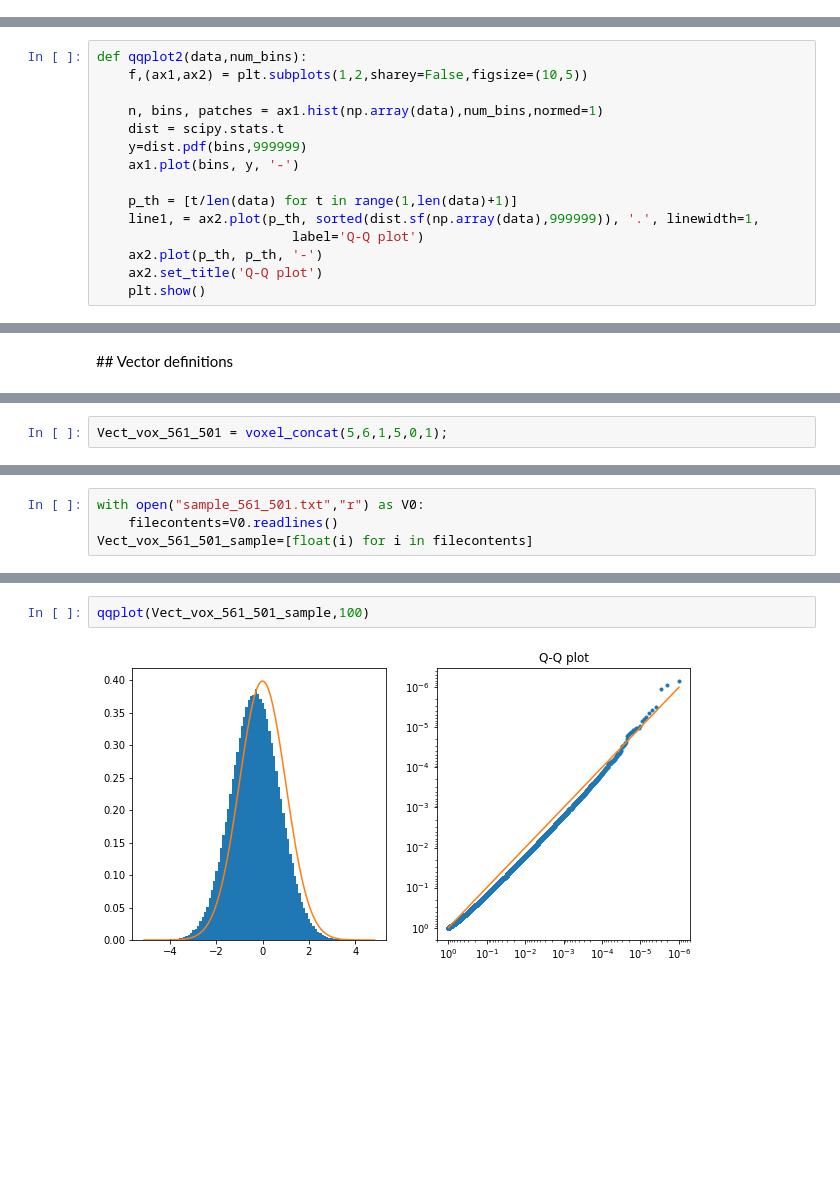
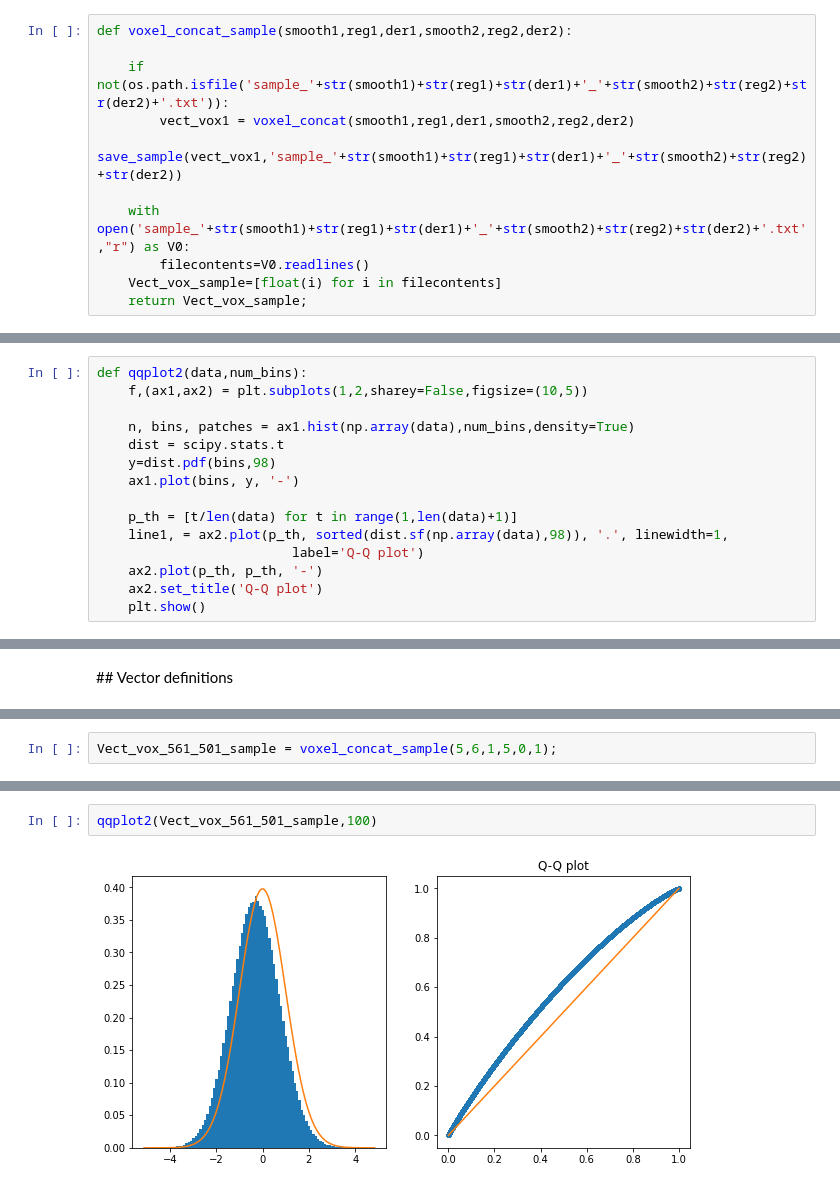
Before and after one commit to xroll174/Correct-Variability-Pipelines, a Jupyter notebook: results/Results.ipynb, the cells around one changed output, grey strips where cells are left out. Drawn from its saved outputs; the diff is of its cells as text; blank space fills up the shorter version.

```diff
--- a/results/Results.ipynb
+++ b/results/Results.ipynb
@@ -33,6 +42,17 @@ def save_sample(data,name):
         if i!=999999:
             sample_file.write(" \n")
     sample_file.close()
+# %%
+def voxel_concat_sample(smooth1,reg1,der1,smooth2,reg2,der2):
+
+    if not(os.path.isfile('sample_'+str(smooth1)+str(reg1)+str(der1)+'_'+str(smooth2)+str(reg2)+str(der2)+'.txt')):
+        vect_vox1 = voxel_concat(smooth1,reg1,der1,smooth2,reg2,der2)
+        save_sample(vect_vox1,'sample_'+str(smooth1)+str(reg1)+str(der1)+'_'+str(smooth2)+str(reg2)+str(der2))
+
+    with open('sample_'+str(smooth1)+str(reg1)+str(der1)+'_'+str(smooth2)+str(reg2)+str(der2)+'.txt',"r") as V0:
+        filecontents=V0.readlines()
+    Vect_vox_sample=[float(i) for i in filecontents]
+    return Vect_vox_sample;
 # %%
 def qqplot(data,num_bins):
     f,(ax1,ax2) = plt.subplots(1,2,sharey=False,figsize=(10,5))
@@ -69,13 +89,13 @@ def qqplot1(data,num_bins):
 def qqplot2(data,num_bins):
     f,(ax1,ax2) = plt.subplots(1,2,sharey=False,figsize=(10,5))
 
-    n, bins, patches = ax1.hist(np.array(data),num_bins,normed=1)
+    n, bins, patches = ax1.hist(np.array(data),num_bins,density=True)
     dist = scipy.stats.t
-    y=dist.pdf(bins,999999)
+    y=dist.pdf(bins,98)
     ax1.plot(bins, y, '-')
 
     p_th = [t/len(data) for t in range(1,len(data)+1)]
-    line1, = ax2.plot(p_th, sorted(dist.sf(np.array(data),999999)), '.', linewidth=1,
+    line1, = ax2.plot(p_th, sorted(dist.sf(np.array(data),98)), '.', linewidth=1,
                          label='Q-Q plot')
     ax2.plot(p_th, p_th, '-')
     ax2.set_title('Q-Q plot')
@@ -128,2 +160,2 @@ save_sample(Vect_vox_561_500,"sample_561_500")
 # %%
-Vect_vox_561_501 = voxel_concat(5,6,1,5,0,1);
+Vect_vox_561_501_sample = voxel_concat_sample(5,6,1,5,0,1);
@@ -174,4 +187,0 @@ qqplot2(Vect_vox_561_500_sample,100)
-# %%
-with open("sample_561_501.txt","r") as V0:
-    filecontents=V0.readlines()
-Vect_vox_561_501_sample=[float(i) for i in filecontents]
@@ -178,4 +192,4 @@ Vect_vox_561_501_sample=[float(i) for i in filecontents]
 # %%
-qqplot(Vect_vox_561_501_sample,100)
+qqplot2(Vect_vox_561_501_sample,100)
 # %% [output]
-[figure, old version]
+[figure, new version]
```
Also changed, not shown: parts of 64 cells of this notebook.
